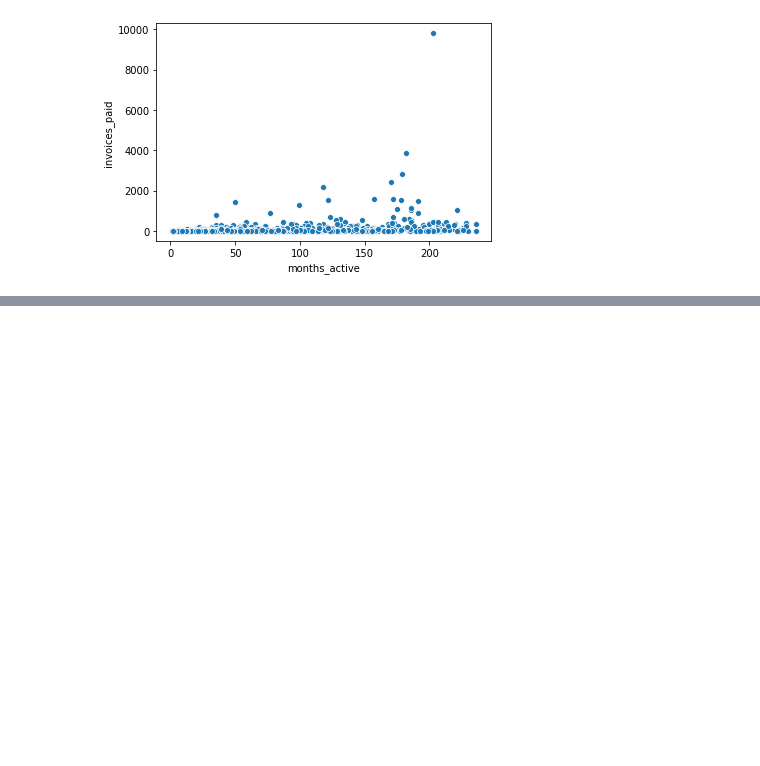
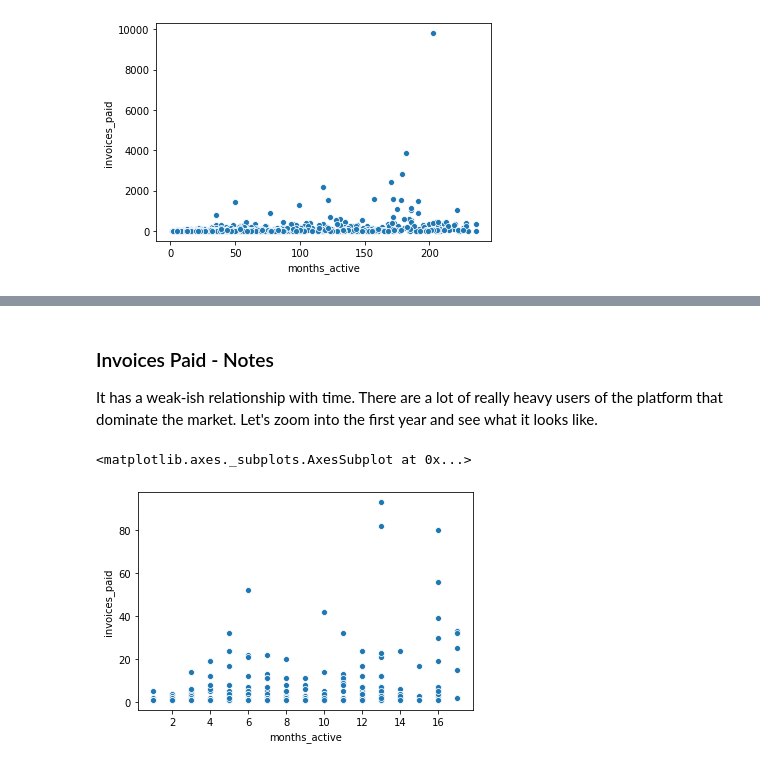
Before and after one commit to lmgibson/MyRate, a Jupyter notebook: notebooks/myrate_eda.ipynb, the cells around one changed output, grey strips where cells are left out. Saved outputs shown, nothing was run; the diff lists cells and outputs as text; code cells hidden in the pictures; blank space fills up the shorter version.

Commit message:
Finished first EDA pass through

```diff
--- a/notebooks/myrate_eda.ipynb
+++ b/notebooks/myrate_eda.ipynb
@@ -372,0 +409,12 @@ sns.scatterplot(x = 'months_active', y = 'invoices_paid', data = all_table)
+# %% [markdown]
+### Invoices Paid - Notes
+
+It has a weak-ish relationship with time. There are a lot of really heavy users of the platform that dominate the market. Let's zoom into the first year and see what it looks like.
+# %%
+# Looking at invoices pad in the first few months (among those only active for a shorter period of time)
+sns.scatterplot(x = 'months_active',
+                y = 'invoices_paid',
+                data = all_table[all_table['years_active'] < 2] )
+# %% [output]
+<matplotlib.axes._subplots.AxesSubplot at 0x...>
+[figure, added]
```
Also changed, not shown: parts of 29 cells of this notebook.
